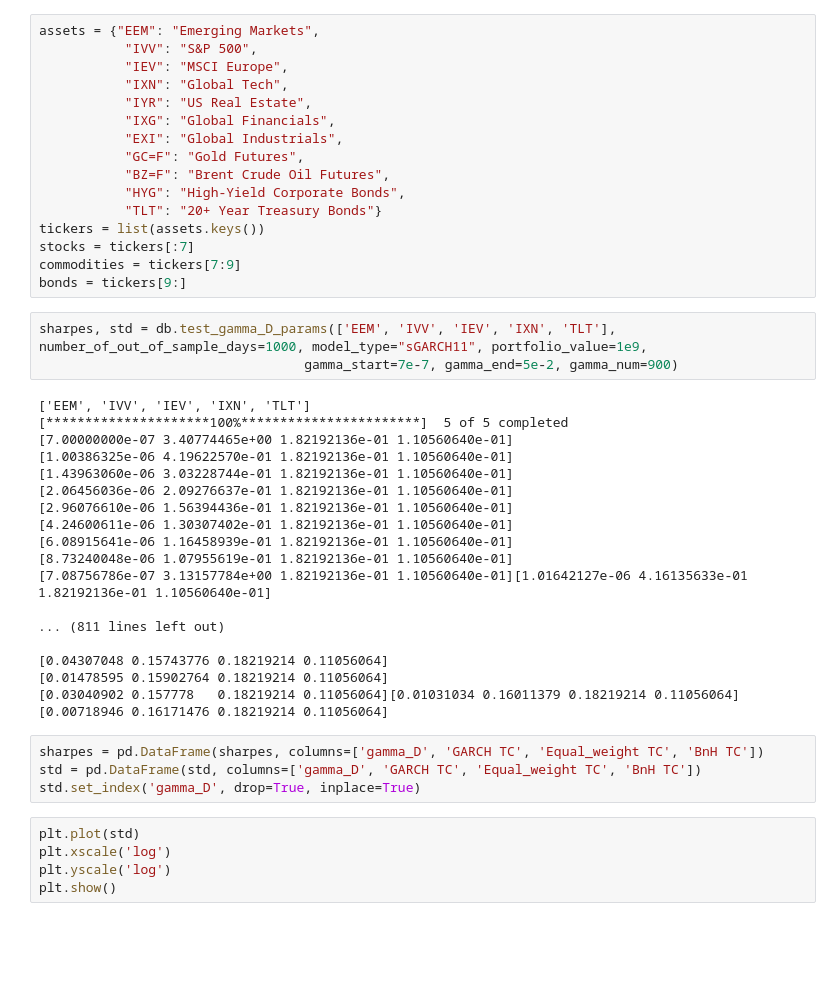
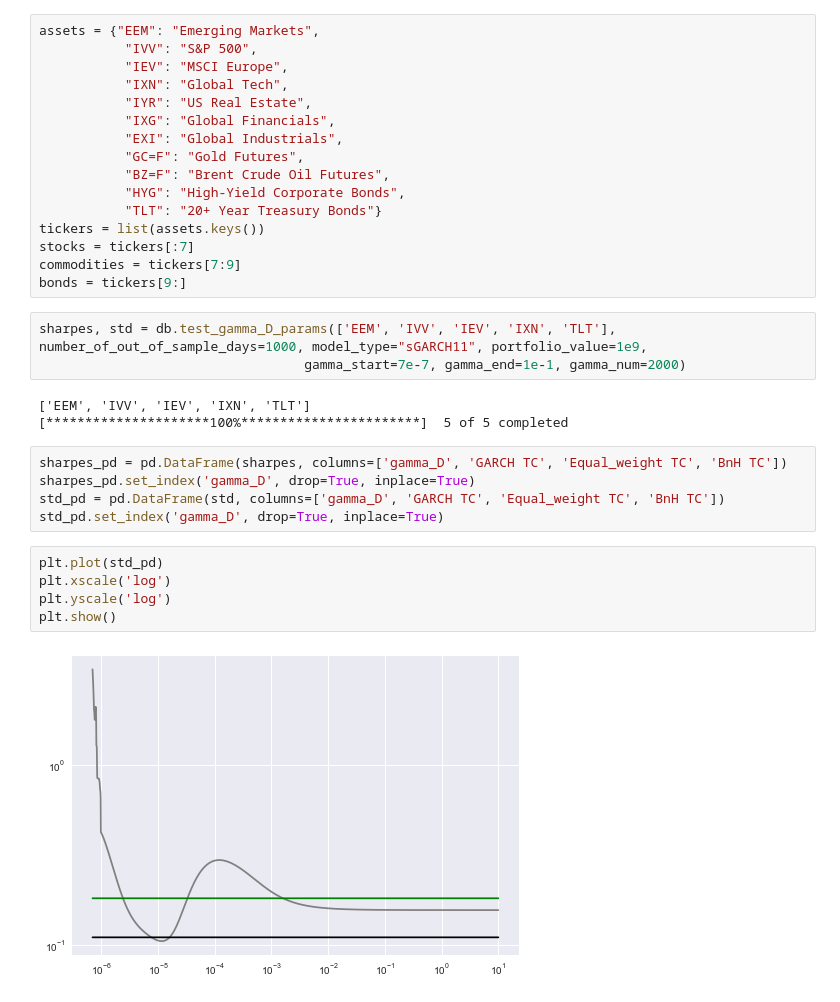
Before and after one commit to neriksen/thesis, a Jupyter notebook: backtesting/Tuning_gamma_D.ipynb, the cells around one changed output. Cells and saved outputs as stored; diff of their text form; blank space fills up the shorter version.

Commit message:
nye figurer + klargøring af TC resultater

```diff
--- a/backtesting/Tuning_gamma_D.ipynb
+++ b/backtesting/Tuning_gamma_D.ipynb
@@ -28,31 +28,19 @@ commodities = tickers[7:9]
 bonds = tickers[9:]
 # %%
 sharpes, std = db.test_gamma_D_params(['EEM', 'IVV', 'IEV', 'IXN', 'TLT'], number_of_out_of_sample_days=1000, model_type="sGARCH11", portfolio_value=1e9,
-                                  gamma_start=7e-7, gamma_end=5e-2, gamma_num=900)
+                                  gamma_start=7e-7, gamma_end=1e-1, gamma_num=2000)
 # %% [output]
 ['EEM', 'IVV', 'IEV', 'IXN', 'TLT']
 [*********************100%***********************]  5 of 5 completed
-[7.00000000e-07 3.40774465e+00 1.82192136e-01 1.10560640e-01]
-[1.00386325e-06 4.19622570e-01 1.82192136e-01 1.10560640e-01]
-[1.43963060e-06 3.03228744e-01 1.82192136e-01 1.10560640e-01]
-[2.06456036e-06 2.09276637e-01 1.82192136e-01 1.10560640e-01]
-[2.96076610e-06 1.56394436e-01 1.82192136e-01 1.10560640e-01]
-[4.24600611e-06 1.30307402e-01 1.82192136e-01 1.10560640e-01]
-[6.08915641e-06 1.16458939e-01 1.82192136e-01 1.10560640e-01]
-[8.73240048e-06 1.07955619e-01 1.82192136e-01 1.10560640e-01]
-[7.08756786e-07 3.13157784e+00 1.82192136e-01 1.10560640e-01][1.01642127e-06 4.16135633e-01 1.82192136e-01 1.10560640e-01]
-
-... (811 lines left out)
-
-[0.04307048 0.15743776 0.18219214 0.11056064]
-[0.01478595 0.15902764 0.18219214 0.11056064]
-[0.03040902 0.157778   0.18219214 0.11056064][0.01031034 0.16011379 0.18219214 0.11056064][0.00718946 0.16171476 0.18219214 0.11056064]
 # %%
-sharpes = pd.DataFrame(sharpes, columns=['gamma_D', 'GARCH TC', 'Equal_weight TC', 'BnH TC'])
-std = pd.DataFrame(std, columns=['gamma_D', 'GARCH TC', 'Equal_weight TC', 'BnH TC'])
-std.set_index('gamma_D', drop=True, inplace=True)
+sharpes_pd = pd.DataFrame(sharpes, columns=['gamma_D', 'GARCH TC', 'Equal_weight TC', 'BnH TC'])
+sharpes_pd.set_index('gamma_D', drop=True, inplace=True)
+std_pd = pd.DataFrame(std, columns=['gamma_D', 'GARCH TC', 'Equal_weight TC', 'BnH TC'])
+std_pd.set_index('gamma_D', drop=True, inplace=True)
 # %%
-plt.plot(std)
+plt.plot(std_pd)
 plt.xscale('log')
 plt.yscale('log')
 plt.show()
+# %% [output]
+[figure, added]
```
Also changed, not shown: parts of 1 cell of this notebook, 4 other files.
